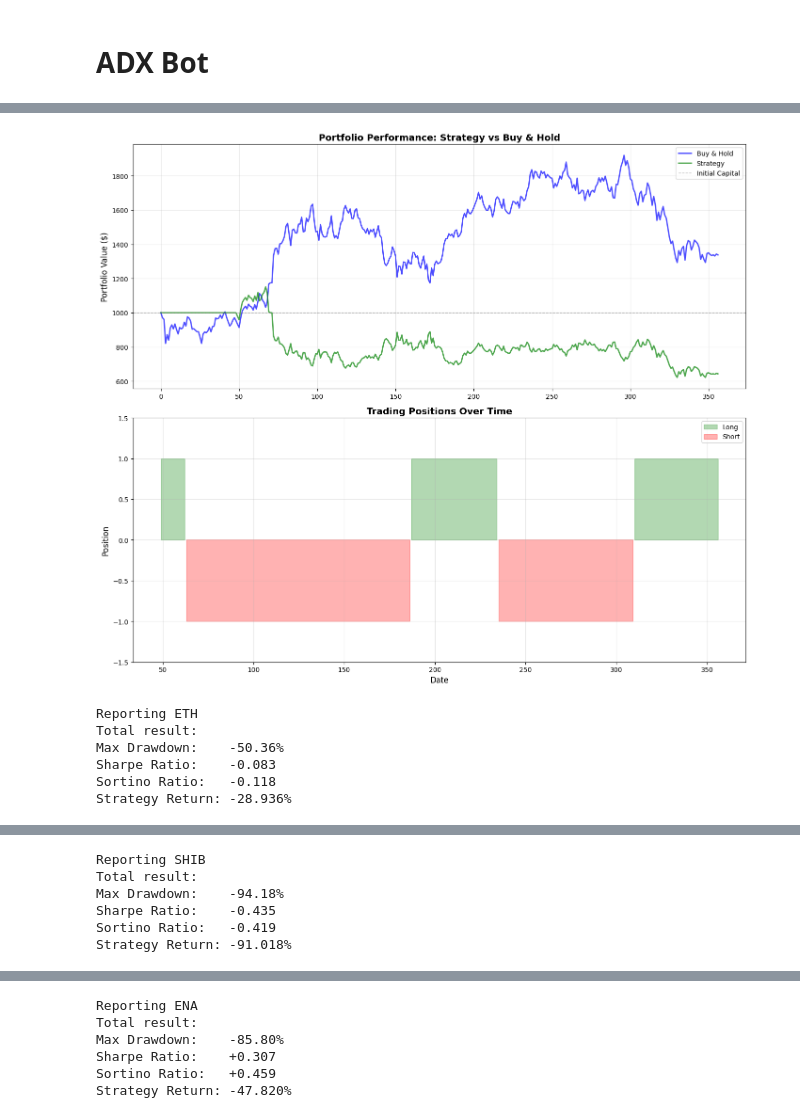
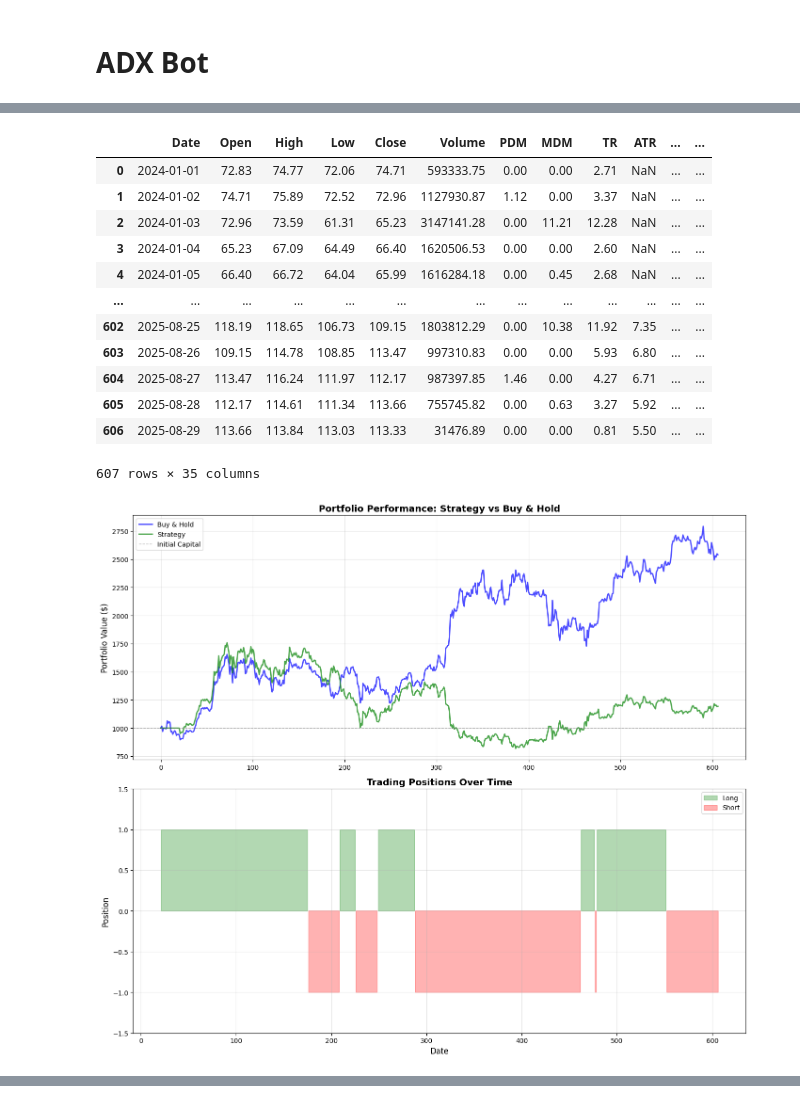
Before and after one commit to AminFiroozi/Trading-Algorithm-Project, a Jupyter notebook: Trading-Algorithm-Project.ipynb, the cells around one changed output, grey strips where cells are left out. Drawn from its saved outputs; the diff is of its cells as text; code cells hidden in the pictures.

```diff
--- a/Trading-Algorithm-Project.ipynb
+++ b/Trading-Algorithm-Project.ipynb
@@ -46,7 +41,8 @@ START_DATE = "2024-01-01"
 END_DATE = "2026-01-01"
 
 TOP_50 = ["BTC", "ETH", "XRP", "TRX", "LTC"]
-SELECTED_TICKERS = ["BTC", "ETH", "SHIB", "ENA", "LTC"]
+SELECTED_TICKERS = ["BTC", "ETH", "LINK", "DOGE", "LTC"]
+# SELECTED_TICKERS = ["BTC", "ETH", "SHIB", "ENA", "LTC"]
 # %% [markdown]
 ## Mean-Reversion Bot
 # %%
@@ -1105,7 +1104,8 @@ def no_bias_mean_reversion_bot(initial_asset: int = 1000, start_date: str = "202
     tickers = TOP_50 if MR_MODE == "explore" else SELECTED_TICKERS
     for ticker in tickers:
         try:
-            df = filter_ticker(ticker, train_start_date.date().strftime('%Y-%m-%d'), train_end_date.date().strftime('%Y-%m-%d'))
+            # df = filter_ticker(ticker, train_start_date.date().strftime('%Y-%m-%d'), train_end_date.date().strftime('%Y-%m-%d'))
+            df = fetch_data(ticker, train_start_date.date().strftime('%Y-%m-%d'), train_end_date.date().strftime('%Y-%m-%d'))
 
             res = adf_test(ticker, df)
             res['hurst'] = hurst_exponent(df['Close'])
@@ -1129,7 +1129,7 @@ def no_bias_mean_reversion_bot(initial_asset: int = 1000, start_date: str = "202
     for r in [4, 5]:
         if len(found_combinations) >= TOTAL_COMBINATIONS: break
 
-        potential_groups = list(itertools.combinations(non_stationary_tickers[:20], r))
+        potential_groups = list(itertools.combinations(non_stationary_tickers, r))
 
         for group in potential_groups:
             if len(found_combinations) >= TOTAL_COMBINATIONS: break
@@ -1186,7 +1186,8 @@ def no_bias_mean_reversion_bot(initial_asset: int = 1000, start_date: str = "202
     group = comb['group']
     weights = comb['weights']
     hl = comb['half_life']
-    dfs = {ticker: filter_ticker(ticker, start_date, end_date) for ticker in group}
+    dfs = {ticker: fetch_data(ticker, start_date, end_date) for ticker in group}
+    # dfs = {ticker: filter_ticker(ticker, start_date, end_date) for ticker in group}
 
     spread_df = pd.DataFrame(index=dfs[group[0]].index)
     spread_df['Close'] = sum(dfs[ticker]['Close'] * weights[i] for i, ticker in enumerate(group))
@@ -1203,6 +1204,10 @@ def no_bias_mean_reversion_bot(initial_asset: int = 1000, start_date: str = "202
             s_high += dfs[ticker]['Low'] * weights[i]
             s_low  += dfs[ticker]['High'] * weights[i]
     spread_df['High'], spread_df['Low'] = s_high, s_low
+
+    if (spread_df['Low'] < 0).any() or len(spread_df) < 5:
+        return {}, start_dt + relativedelta(days=1)
+    print(spread_df.head())
 
     lb, ema, std = calculate_mean_reversion_params(spread_df, hl)
 
@@ -1226,6 +1231,7 @@ def no_bias_mean_reversion_bot(initial_asset: int = 1000, start_date: str = "202
     result['spread_df']['coin'] = "*".join(group)
     result['spread_df']['weights'] = "*".join([str(weight) for weight in weights])
     x = 0.00 # Safety ratio
+    y = 0.02 # Safety ratio
     result['spread_df']['short_signal1'] = np.where((df['Close'] > df['ema'] + df['std']) & (df['std'] > df['ema'] * x), 1, 0)
     result['spread_df']['short_signal2'] = np.where((df['Close'] > df['ema'] + 2 * df['std']) & (df['std'] > df['ema'] * x), 1, 0)
 
@@ -1237,8 +1243,8 @@ def no_bias_mean_reversion_bot(initial_asset: int = 1000, start_date: str = "202
     # result['spread_df']['long_signal1'] = np.where((df['Low'] < df['ema'] - df['std']) & (df['std'] > df['ema'] * x), 1, 0)
     # result['spread_df']['long_signal2'] = np.where((df['Low'] < df['ema'] - 2 * df['std']) & (df['std'] > df['ema'] * x), 1, 0)
 
-    result['spread_df']['above_ema'] = np.where(df['Close'] > df['ema'], 1, 0)
-    result['spread_df']['below_ema'] = np.where(df['Close'] < df['ema'], 1, 0)
+    result['spread_df']['above_ema'] = np.where(df['Close'] > df['ema'] - y * df['ema'], 1, 0)
+    result['spread_df']['below_ema'] = np.where(df['Close'] < df['ema'] + y * df['ema'], 1, 0)
 
     result['spread_df']['ema_long_crossover'] = result['spread_df']['above_ema'].diff()
     result['spread_df']['ema_short_crossover'] = result['spread_df']['below_ema'].diff()
@@ -1259,6 +1265,8 @@ def no_bias_mean_reversion_bot(initial_asset: int = 1000, start_date: str = "202
             current_position = 0
         elif result['spread_df']['above_ema'].iloc[i] == 1 and current_position > 0:
             current_position = 0
+        elif result['spread_df']['ema_long_crossover'].iloc[i] == 1 or result['spread_df']['ema_short_crossover'].iloc[i] == 1:
+            current_position = 0
         elif result['spread_df']['short_crossover2'].iloc[i] == 1 and result['spread_df']['above_ema'].iloc[i] == 1:
             current_position = -2
         elif result['spread_df']['short_crossover1'].iloc[i] == 1 and current_position == 0:
@@ -1267,8 +1275,6 @@ def no_bias_mean_reversion_bot(initial_asset: int = 1000, start_date: str = "202
             current_position = +2
         elif result['spread_df']['long_crossover1'].iloc[i] == 1 and current_position == 0:
             current_position = +1
-        elif result['spread_df']['ema_long_crossover'].iloc[i] == 1 or result['spread_df']['ema_short_crossover'].iloc[i] == 1:
-            current_position = 0
 
         positions[i] = current_position
 
@@ -1398,7 +1404,7 @@ def no_bias_mean_reversion_bot(initial_asset: int = 1000, start_date: str = "202
     result['spread_df'] = result['spread_df'].drop(columns=columns_to_drop)
 
 
-    plt.title(f"Group: {result['group']} / Sharpe Ratio: {sharpe_ratio(result['spread_df']['strategy_return']):.2f} / Max Drawdown: {max_drawdown(result['spread_df']['portfolio']):.2f}% / Return: {(result['spread_df']['portfolio'].iloc[-1] / initial_asset - 1) * 100:.2f}%", fontsize=14, fontweight='bold')
+    plt.title(f"Group: {result['group']} / Sharpe Ratio: {sharpe_ratio(result['spread_df']['strategy_return']):.2f} / Max Drawdown: {max_drawdown(result['spread_df']['portfolio']):.2f}% / Return: {(result['spread_df']['portfolio'].iloc[-1] / initial_asset - 1) * 100:.2f}% / {start_date}", fontsize=14, fontweight='bold')
     plt.show()
 
     return result, new_start_date
@@ -1408,7 +1414,7 @@ def no_bias_mean_reversion_bot(initial_asset: int = 1000, start_date: str = "202
 mean_reversion_monthly_results = []
 starting_date = datetime(2024, 1, 1)
 current_budget = 1000
-while starting_date < datetime(2025, 12, 20):
+while starting_date < datetime(2024, 6, 1):
     res, new_start = no_bias_mean_reversion_bot(current_budget, starting_date.strftime('%Y-%m-%d'))
     starting_date = pd.to_datetime(new_start)
     try:
@@ -1598,7 +1612,8 @@ top_tickers = []
 tickers = TOP_50 if MR_MODE == "explore" else SELECTED_TICKERS
 for ticker in tickers:
     starting_train_date = (datetime(2025, 1, 1) - relativedelta(month=6)).strftime('%Y-%m-%d')
-    df = filter_ticker(ticker=ticker, start="2024-07-01", end="2025-01-01")
+    # df = filter_ticker(ticker=ticker, start="2024-07-01", end="2025-01-01")
+    df = fetch_data(ticker=ticker, start="2023-07-01", end="2025-01-01")
 
     if df.empty:
         continue
@@ -1606,15 +1621,16 @@ for ticker in tickers:
     mode = []
     if above_ema200(df):
         # print(f"{ticker:<6} was above EMA200 with {above_ema200(df)}")
-        # mode.append("trend")
+        mode.append("trend")
         pass
 
     if strong_trend_range(df):
         # print(f"{ticker:<6} did have a strong trend or range")
         mode.append("range")
 
-    if len(mode) > 0:
-        df = filter_ticker(ticker=ticker, start=START_DATE, end=END_DATE)
+    if len(mode) >= 0:
+        # df = filter_ticker(ticker=ticker, start=START_DATE, end=END_DATE)
+        df = fetch_data(ticker=ticker, start=START_DATE, end=END_DATE)
         df['ATR'] = grid_spacing(df, atr_period=14, multiplier=1.0).fillna(0)
         df['Return'] = df['Close'].pct_change(fill_method=None) * 100
         if PLOT_RESULT:
@@ -1904,7 +1945,8 @@ def report_adx(df):
 # %%
 adx_dfs = {}
 for ticker in tickers:
-    df = filter_ticker(ticker=ticker, start=START_DATE, end=END_DATE)
+    # df = filter_ticker(ticker=ticker, start=START_DATE, end=END_DATE)
+    df = fetch_data(ticker=ticker, start=START_DATE, end=END_DATE)
     df['DMP'] = df['High'].diff()
     df['DMN'] = df['Low'].diff()
     dm_results = df.apply(apply_dm_logic, axis=1)
@@ -1971,6 +2013,7 @@ for ticker in tickers:
         'High_Low', 'High_PrevClose', 'Low_PrevClose',
         'RSI-Crossover-temp',
     ])
+    df.fillna(0)
     adx_dfs[ticker] = df
 
     fig, axes = plt.subplots(2, 1, figsize=(14, 12))
@@ -2001,7 +2044,8 @@ for ticker in tickers:
     ax3.grid(True, alpha=0.3)
 
     plt.tight_layout()
-    plt.show()
+    # plt.show()
+df
 # %% [output]
 Reporting BTC
 Total result:
@@ -2012,7 +2067,14 @@ Strategy Return: -35.687%
+|  | Date | Open | High | Low | Close | Volume | PDM | MDM | TR | ATR | ... | ... |
+| 0 | 2024-01-01 | 72.83 | 74.77 | 72.06 | 74.71 | 593333.75 | 0.00 | 0.00 | 2.71 | NaN | ... | ... |
+| 1 | 2024-01-02 | 74.71 | 75.89 | 72.52 | 72.96 | 1127930.87 | 1.12 | 0.00 | 3.37 | NaN | ... | ... |
+| 2 | 2024-01-03 | 72.96 | 73.59 | 61.31 | 65.23 | 3147141.28 | 0.00 | 11.21 | 12.28 | NaN | ... | ... |
+| 3 | 2024-01-04 | 65.23 | 67.09 | 64.49 | 66.40 | 1620506.53 | 0.00 | 0.00 | 2.60 | NaN | ... | ... |
+| 4 | 2024-01-05 | 66.40 | 66.72 | 64.04 | 65.99 | 1616284.18 | 0.00 | 0.45 | 2.68 | NaN | ... | ... |
+| ... | ... | ... | ... | ... | ... | ... | ... | ... | ... | ... | ... | ... |
+| 602 | 2025-08-25 | 118.19 | 118.65 | 106.73 | 109.15 | 1803812.29 | 0.00 | 10.38 | 11.92 | 7.35 | ... | ... |
+| 603 | 2025-08-26 | 109.15 | 114.78 | 108.85 | 113.47 | 997310.83 | 0.00 | 0.00 | 5.93 | 6.80 | ... | ... |
+| 604 | 2025-08-27 | 113.47 | 116.24 | 111.97 | 112.17 | 987397.85 | 1.46 | 0.00 | 4.27 | 6.71 | ... | ... |
+| 605 | 2025-08-28 | 112.17 | 114.61 | 111.34 | 113.66 | 755745.82 | 0.00 | 0.63 | 3.27 | 5.92 | ... | ... |
+| 606 | 2025-08-29 | 113.66 | 113.84 | 113.03 | 113.33 | 31476.89 | 0.00 | 0.00 | 0.81 | 5.50 | ... | ... |
+607 rows × 35 columns
-[figure, old version]
+[figure, new version]
-Reporting ETH
-Total result:
-Max Drawdown:    -50.36%
-Sharpe Ratio:    -0.083
-Sortino Ratio:   -0.118
-Strategy Return: -28.936%
@@ -2020,6 +2081,0 @@ Strategy Return: -28.936%
-Reporting SHIB
-Total result:
-Max Drawdown:    -94.18%
-Sharpe Ratio:    -0.435
-Sortino Ratio:   -0.419
-Strategy Return: -91.018%
@@ -2027,6 +2082,0 @@ Strategy Return: -91.018%
-Reporting ENA
-Total result:
-Max Drawdown:    -85.80%
-Sharpe Ratio:    +0.307
-Sortino Ratio:   +0.459
-Strategy Return: -47.820%
```
Also changed, not shown: parts of 23 cells of this notebook.
